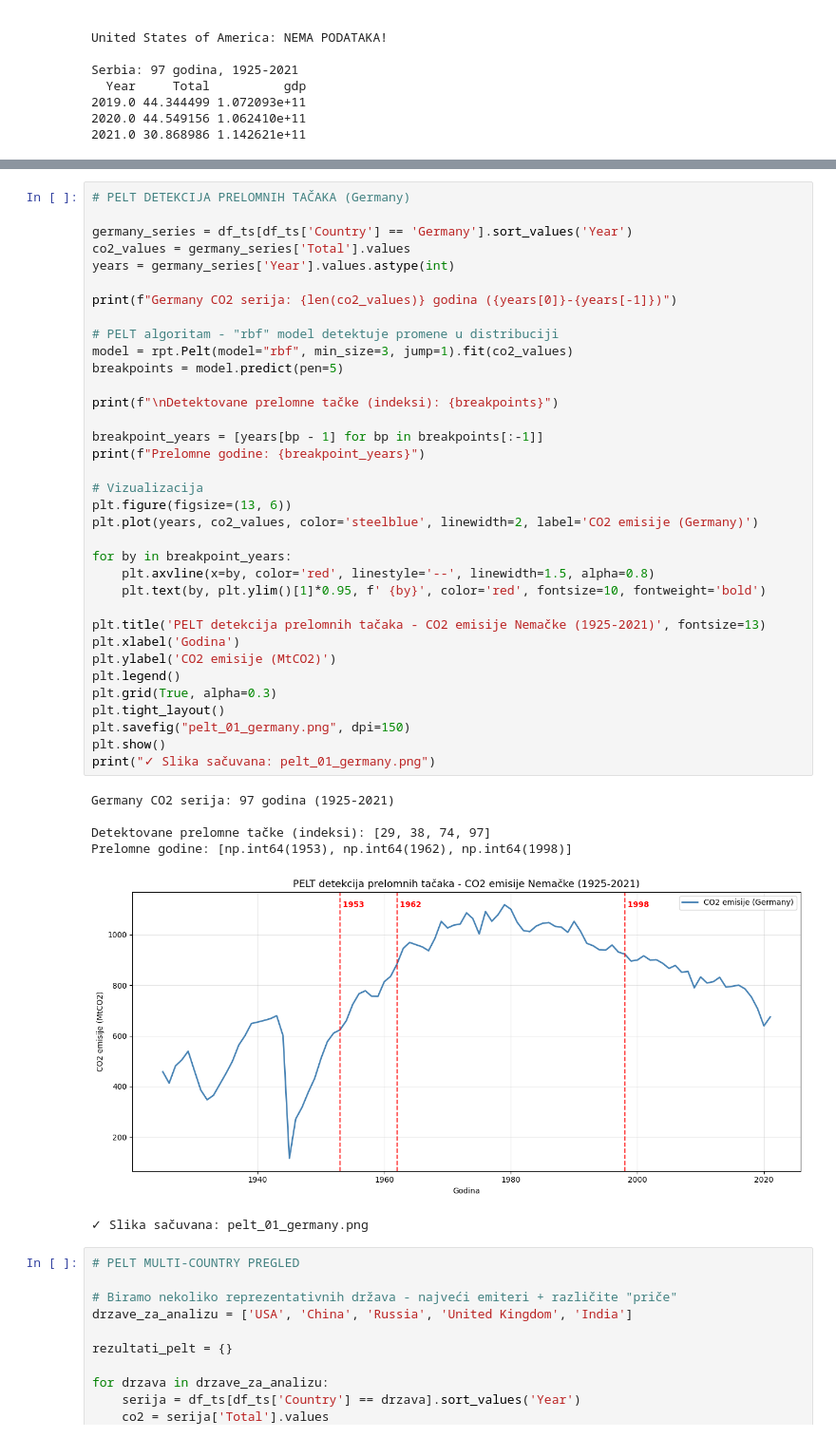
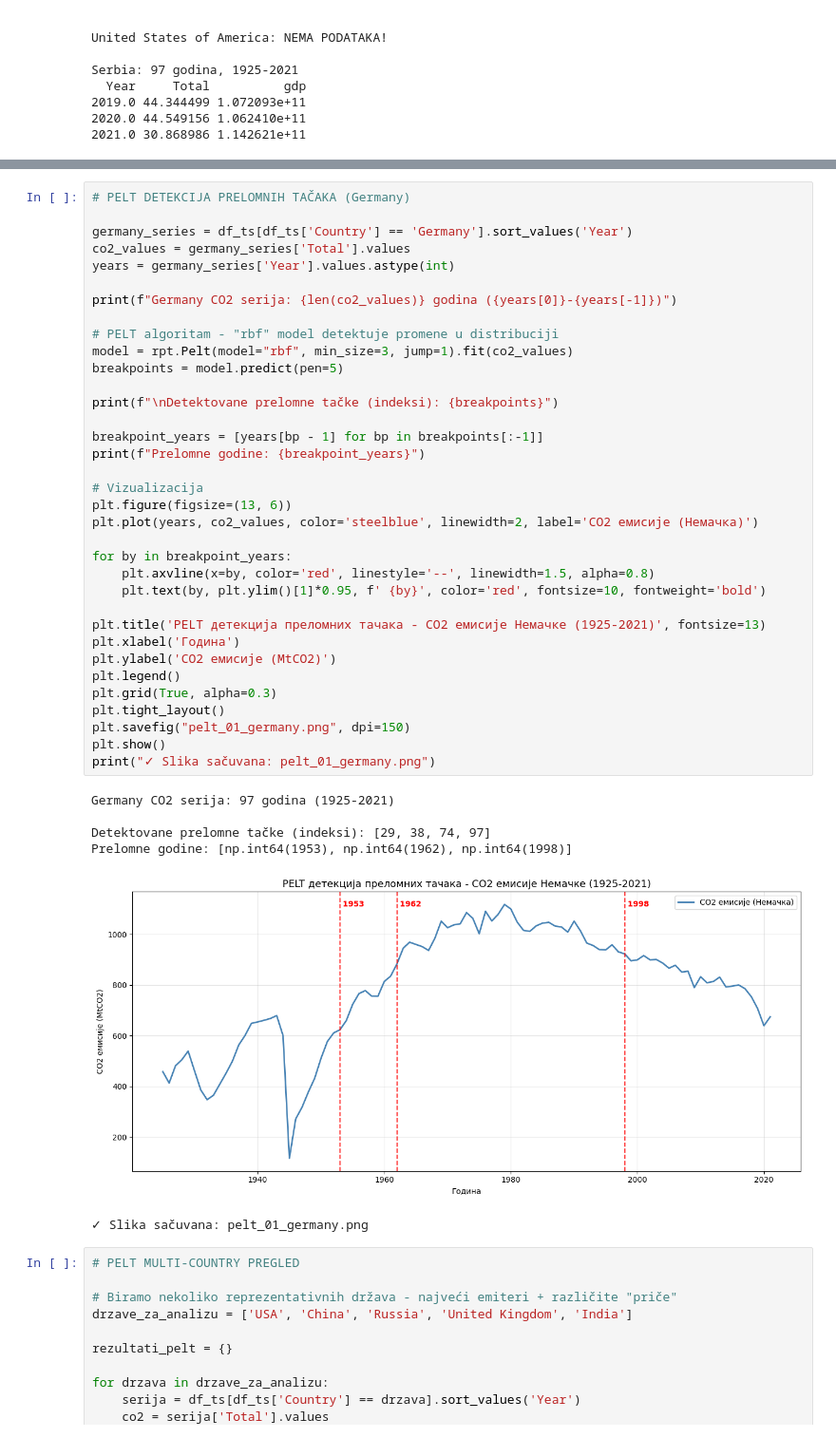
Before and after one commit to tamaracvijan/zagadjenje-vazduha, a Jupyter notebook: analiza1.ipynb, the cells around one changed output, grey strips where cells are left out. Shown at 95% size. Saved outputs shown, nothing was run; the diff lists cells and outputs as text.

```diff
--- a/analiza1.ipynb
+++ b/analiza1.ipynb
@@ -1862,38 +1862,38 @@ years = germany_series['Year'].values.astype(int)
 
 print(f"Germany CO2 serija: {len(co2_values)} godina ({years[0]}-{years[-1]})")
 
 # PELT algoritam - "rbf" model detektuje promene u distribuciji
 model = rpt.Pelt(model="rbf", min_size=3, jump=1).fit(co2_values)
 breakpoints = model.predict(pen=5)
 
 print(f"\nDetektovane prelomne tačke (indeksi): {breakpoints}")
 
 breakpoint_years = [years[bp - 1] for bp in breakpoints[:-1]]
 print(f"Prelomne godine: {breakpoint_years}")
 
 # Vizualizacija
 plt.figure(figsize=(13, 6))
-plt.plot(years, co2_values, color='steelblue', linewidth=2, label='CO2 emisije (Germany)')
+plt.plot(years, co2_values, color='steelblue', linewidth=2, label='CO2 емисије (Немачка)')
 
 for by in breakpoint_years:
     plt.axvline(x=by, color='red', linestyle='--', linewidth=1.5, alpha=0.8)
     plt.text(by, plt.ylim()[1]*0.95, f' {by}', color='red', fontsize=10, fontweight='bold')
 
-plt.title('PELT detekcija prelomnih tačaka - CO2 emisije Nemačke (1925-2021)', fontsize=13)
-plt.xlabel('Godina')
-plt.ylabel('CO2 emisije (MtCO2)')
+plt.title('PELT детекција преломних тачака - CO2 емисије Немачке (1925-2021)', fontsize=13)
+plt.xlabel('Година')
+plt.ylabel('CO2 емисије (MtCO2)')
 plt.legend()
 plt.grid(True, alpha=0.3)
 plt.tight_layout()
 plt.savefig("pelt_01_germany.png", dpi=150)
 plt.show()
 print("✓ Slika sačuvana: pelt_01_germany.png")
 # %% [output]
 Germany CO2 serija: 97 godina (1925-2021)
 
 Detektovane prelomne tačke (indeksi): [29, 38, 74, 97]
 Prelomne godine: [np.int64(1953), np.int64(1962), np.int64(1998)]
-[figure, old version]
+[figure, new version]
 ✓ Slika sačuvana: pelt_01_germany.png
 # %%
 # PELT MULTI-COUNTRY PREGLED
```
Also changed, not shown: parts of 8 cells of this notebook, 23 other files.
